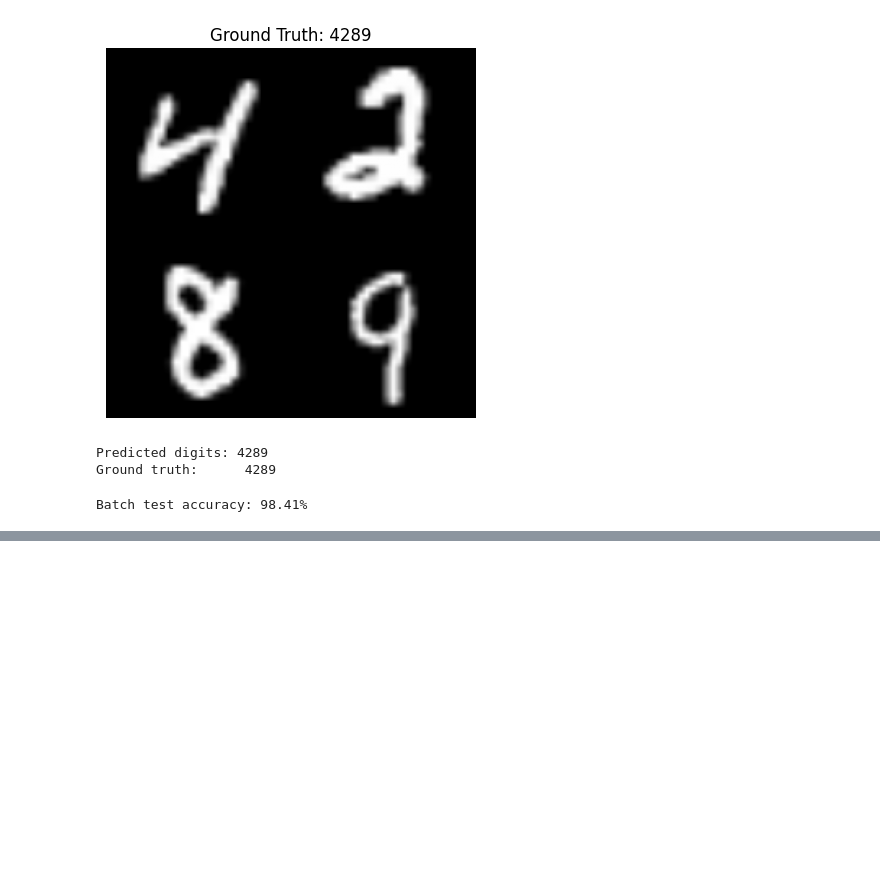
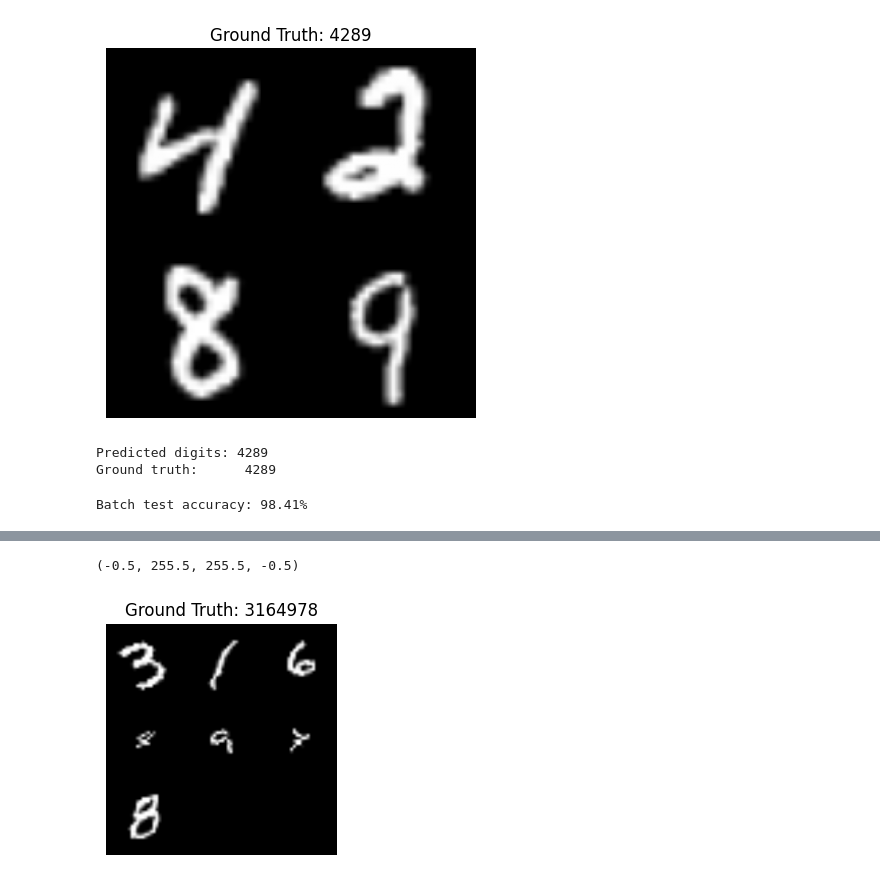
Before and after one commit to ajamesl/MLX8-W3-VisionTransformer, a Jupyter notebook: .aj/multi_encoder.ipynb, the cells around one changed output, grey strips where cells are left out. Cells and saved outputs as stored; diff of their text form; code cells hidden in the pictures; blank space fills up the shorter version.

```diff
--- a/.aj/multi_encoder.ipynb
+++ b/.aj/multi_encoder.ipynb
@@ -699,0 +734,79 @@ print(f"Batch test accuracy: {accuracy:.2f}%")
+# %%
+####### TEST ######
+from torchvision.transforms import InterpolationMode
+
+
+def stitch_and_resize(images, labels, out_size=img_size):
+    """
+    images: Tensor of shape (N, 1, 28, 28)
+    labels: Tensor of N integers representing the labels of the images
+    Returns: Tensor of shape (1, out_size, out_size) and a tensor of labels of shape (N,)
+    """
+    # Squeeze channel for concatenation
+    images = images.squeeze(1)  # (N, 28, 28)
+    # Extract the label from each image and append in order of image selection
+    labels = torch.tensor(labels)  # (N,)
+    N = len(images)
+    grid_size = math.ceil(math.sqrt(N))
+    pad_needed = grid_size**2 - N
+    if pad_needed > 0:
+        blank = torch.zeros((28, 28), dtype=images.dtype, device=images.device)
+        # Add pad_needed blank images to fill the grid
+        images = torch.cat([images, blank.unsqueeze(0).repeat(pad_needed, 1, 1)], dim=0)
+
+    # ---- Perturb each digit before arranging ----
+    perturbed_imgs = []
+    for img in images:
+        pil_img = TF.to_pil_image(img.cpu())
+
+        angle = random.uniform(-45, 45)    # mild rotation, less artifacting
+        scale = random.uniform(0.33, 1.2)  # only shrink, never enlarge out of bounds
+        max_trans = 5
+        translate_x = random.randint(-max_trans, max_trans)
+        translate_y = random.randint(-max_trans, max_trans)
+
+        perturbed = TF.affine(
+            pil_img,
+            angle=angle,
+            translate=(0, 0),
+            scale=scale,
+            shear=[0.0, 0.0],
+            interpolation=InterpolationMode.NEAREST,  # <--- Key change!
+            fill=0,
+        )
+        perturbed = TF.to_tensor(perturbed).squeeze(0)
+        # Center crop if needed
+        if perturbed.shape[-2:] != (28, 28):
+            perturbed = TF.center_crop(perturbed, (28, 28))
+        perturbed_imgs.append(perturbed.to(img.device))
+
+    perturbed_imgs = torch.stack(perturbed_imgs)
+
+    rows = []
+    for r in range(grid_size):
+        row_imgs = perturbed_imgs[r*grid_size:(r+1)*grid_size]  # shape: (cols, 28, 28)
+        row_cat = torch.cat(list(row_imgs), dim=1)      # concat horizontally
+        rows.append(row_cat)
+
+    # Concatenate all rows vertically
+    stitched = torch.cat(rows, dim=0).unsqueeze(0)   # vertical, shape: (1, H, W)
+    mnist_mean, mnist_std = 0.1307, 0.3081
+    # Now resize to (1, out_size, out_size)
+    stitched_resized = TF.resize(stitched, [out_size, out_size])
+    stitched_resized = (stitched_resized - mnist_mean) / mnist_std
+    return stitched_resized, labels
+
+train_dataset_stitch = CustomMNISTDataset(mnist_train, length=300)
+
+# Get a single stitched sample from your dataset
+stitched_img, digit_labels = train_dataset_stitch[4]   # or test_dataset_stitch[0]
+plt.figure(figsize=(3,3))
+plt.imshow(stitched_img.squeeze().cpu().numpy(), cmap="gray")
+
+# Convert ground truth to a readable string (ignore EOS and PAD)
+label_ints = [d.item() for d in digit_labels if d.item() not in [11, 12]]
+plt.title("Ground Truth: " + ''.join(str(d) for d in label_ints))
+plt.axis('off')
+# %% [output]
+(-0.5, 255.5, 255.5, -0.5)
+[figure, added]
```
Also changed, not shown: parts of 6 cells of this notebook, 2 other files.
